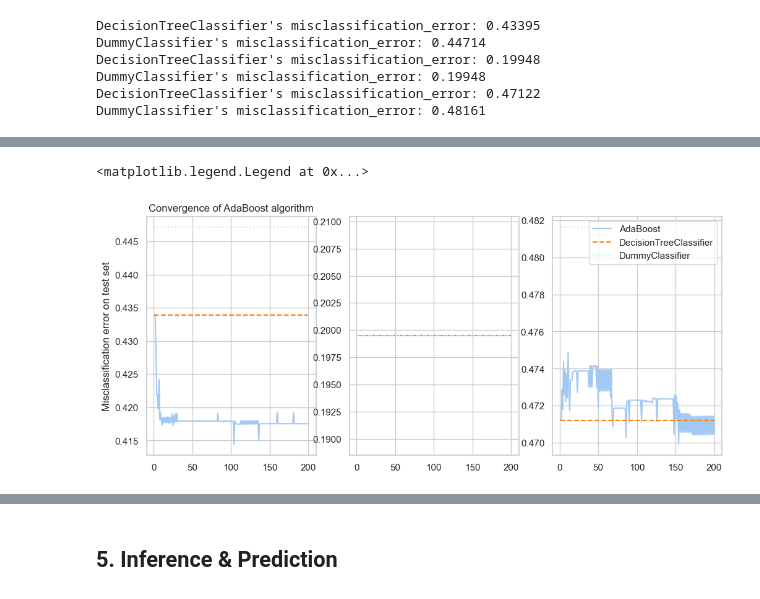
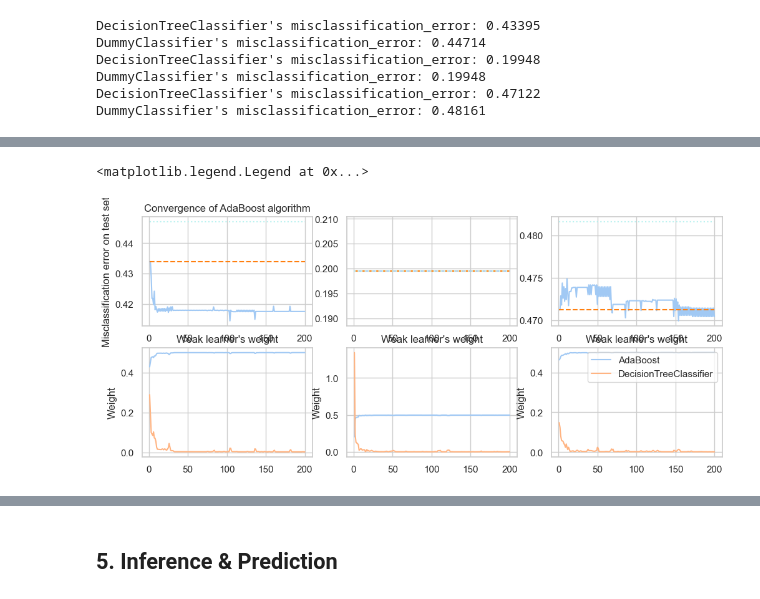
Before and after one commit to deveshtalreja/Final-Project, a Jupyter notebook: Final Project.ipynb, the cells around one changed output, grey strips where cells are left out. Saved outputs shown, nothing was run; the diff lists cells and outputs as text; code cells hidden in the pictures.

Commit message:
Boosted Condensced Weights & Error

```diff
--- a/Final Project.ipynb
+++ b/Final Project.ipynb
@@ -407,28 +410,33 @@ boosting_errors
+# %%
+def plot_error(boosting_errors, weak_learners_misclassification_error, dummy_classifiers_misclassification_error, position):
+    ax[0,position].plot(boosting_errors.index, boosting_errors)
+    ax[0,position].plot(
+        [boosting_errors.index.min(), boosting_errors.index.max()],
+        [weak_learners_misclassification_error, weak_learners_misclassification_error],
+        color="tab:orange",
+        linestyle="dashed",
+    )
+    ax[0,position].plot(
+        [boosting_errors.index.min(), boosting_errors.index.max()],
+        [
+            dummy_classifiers_misclassification_error,
+            dummy_classifiers_misclassification_error,
+        ],
+        color="c",
+        linestyle="dotted",
+    )
 # %%
-def plot_error(boosting_errors, weak_learners_misclassification_error, dummy_classifiers_misclassification_error, position):
-    ax[position].plot(boosting_errors.index, boosting_errors)
-    ax[position].plot(
-        [boosting_errors.index.min(), boosting_errors.index.max()],
-        [weak_learners_misclassification_error, weak_learners_misclassification_error],
-        color="tab:orange",
-        linestyle="dashed",
-    )
-    ax[position].plot(
-        [boosting_errors.index.min(), boosting_errors.index.max()],
-        [
-            dummy_classifiers_misclassification_error,
-            dummy_classifiers_misclassification_error,
-        ],
-        color="c",
-        linestyle="dotted",
-    )
-fig, ax = plt.subplots(nrows = 1, ncols = 3, figsize = (12,5))
-ax[0].set_ylabel("Misclassification error on test set")
-ax[0].set_title("Convergence of AdaBoost algorithm")
+fig, ax = plt.subplots(nrows = 2, ncols = 3, figsize = (12,5))
+ax[0,0].set_ylabel("Misclassification error on test set")
+ax[0,0].set_title("Convergence of AdaBoost algorithm")
 plot_error(models_Boost[0][1], models_decision[0][1], models_dummy[0][1], 0)
 plot_error(models_Boost[1][1], models_decision[1][1], models_dummy[1][1], 1)
 plot_error(models_Boost[2][1], models_decision[2][1], models_dummy[2][1], 2)
+
+plot_clf_stats(models_Boost[0][0],0)
+plot_clf_stats(models_Boost[1][0],1)
+plot_clf_stats(models_Boost[2][0],2)
 plt.legend(["AdaBoost", "DecisionTreeClassifier", "DummyClassifier"], loc=1)
 # %% [output]
 <matplotlib.legend.Legend at 0x...>
-[figure, old version]
+[figure, new version]
```
Also changed, not shown: parts of 3 cells of this notebook.
